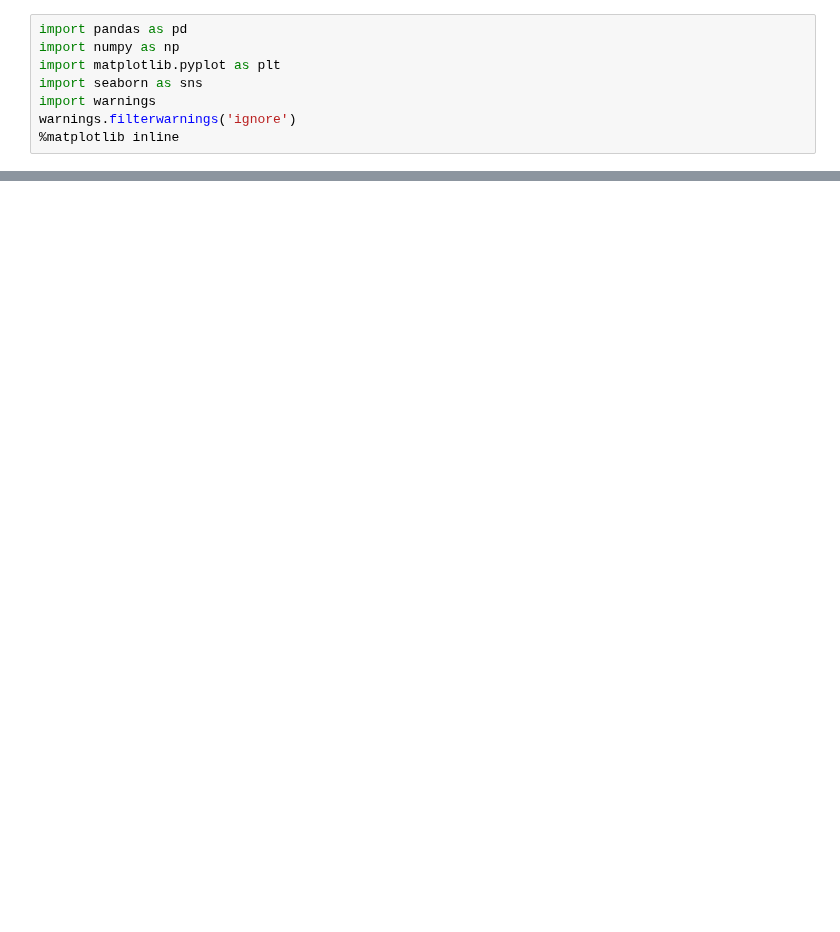
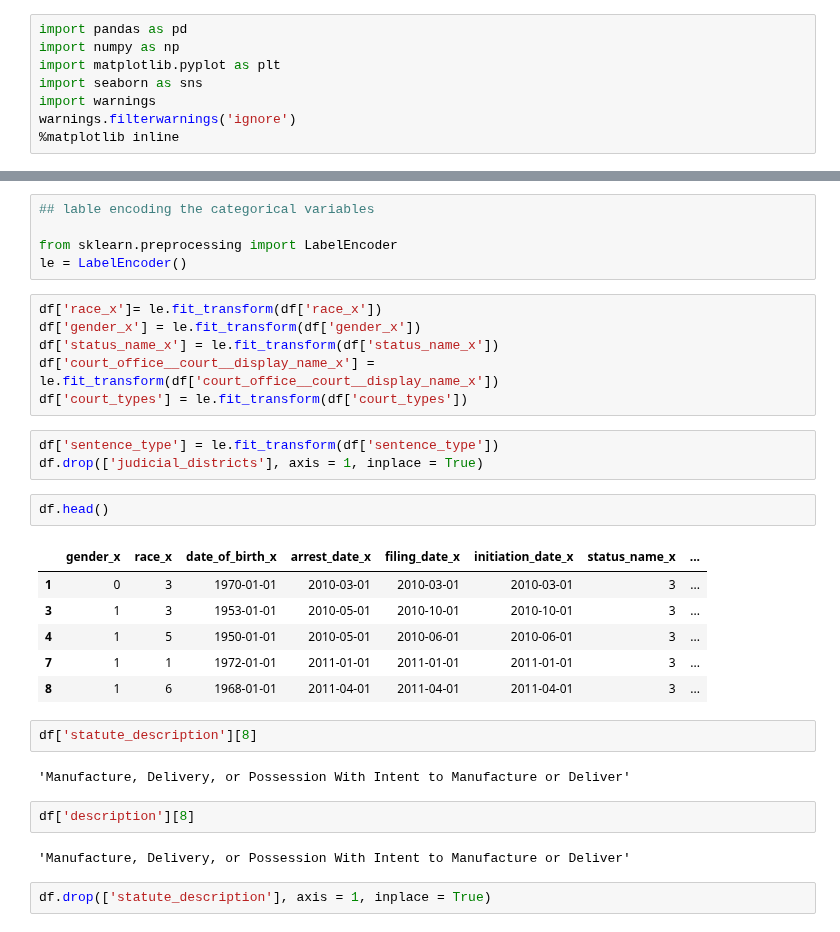
Before and after one commit to ris3abh/Sentencing-prediction-on-docket-data, a Jupyter notebook: data_preprocessing_for_models/data_preprocessing.ipynb, the cells around one changed output, grey strips where cells are left out. Drawn from its saved outputs; the diff is of its cells as text; blank space fills up the shorter version.

Commit message:
some more preprocessing

```diff
--- a/data_preprocessing_for_models/data_preprocessing.ipynb
+++ b/data_preprocessing_for_models/data_preprocessing.ipynb
@@ -41,0 +97,33 @@ Index(['Unnamed: 0', 'docket_id', 'description', 'statute_description',
+# %%
+## lable encoding the categorical variables
+
+from sklearn.preprocessing import LabelEncoder
+le = LabelEncoder()
+# %%
+df['race_x']= le.fit_transform(df['race_x'])
+df['gender_x'] = le.fit_transform(df['gender_x'])
+df['status_name_x'] = le.fit_transform(df['status_name_x'])
+df['court_office__court__display_name_x'] = le.fit_transform(df['court_office__court__display_name_x'])
+df['court_types'] = le.fit_transform(df['court_types'])
+# %%
+df['sentence_type'] = le.fit_transform(df['sentence_type'])
+df.drop(['judicial_districts'], axis = 1, inplace = True)
+# %%
+df.head()
+# %% [output]
+|  | gender_x | race_x | date_of_birth_x | arrest_date_x | filing_date_x | initiation_date_x | status_name_x | ... |
+| 1 | 0 | 3 | 1970-01-01 | 2010-03-01 | 2010-03-01 | 2010-03-01 | 3 | ... |
+| 3 | 1 | 3 | 1953-01-01 | 2010-05-01 | 2010-10-01 | 2010-10-01 | 3 | ... |
+| 4 | 1 | 5 | 1950-01-01 | 2010-05-01 | 2010-06-01 | 2010-06-01 | 3 | ... |
+| 7 | 1 | 1 | 1972-01-01 | 2011-01-01 | 2011-01-01 | 2011-01-01 | 3 | ... |
+| 8 | 1 | 6 | 1968-01-01 | 2011-04-01 | 2011-04-01 | 2011-04-01 | 3 | ... |
+# %%
+df['statute_description'][8]
+# %% [output]
+'Manufacture, Delivery, or Possession With Intent to Manufacture or Deliver'
+# %%
+df['description'][8]
+# %% [output]
+'Manufacture, Delivery, or Possession With Intent to Manufacture or Deliver'
+# %%
+df.drop(['statute_description'], axis = 1, inplace = True)
```
Also changed, not shown: parts of 15 cells of this notebook.
